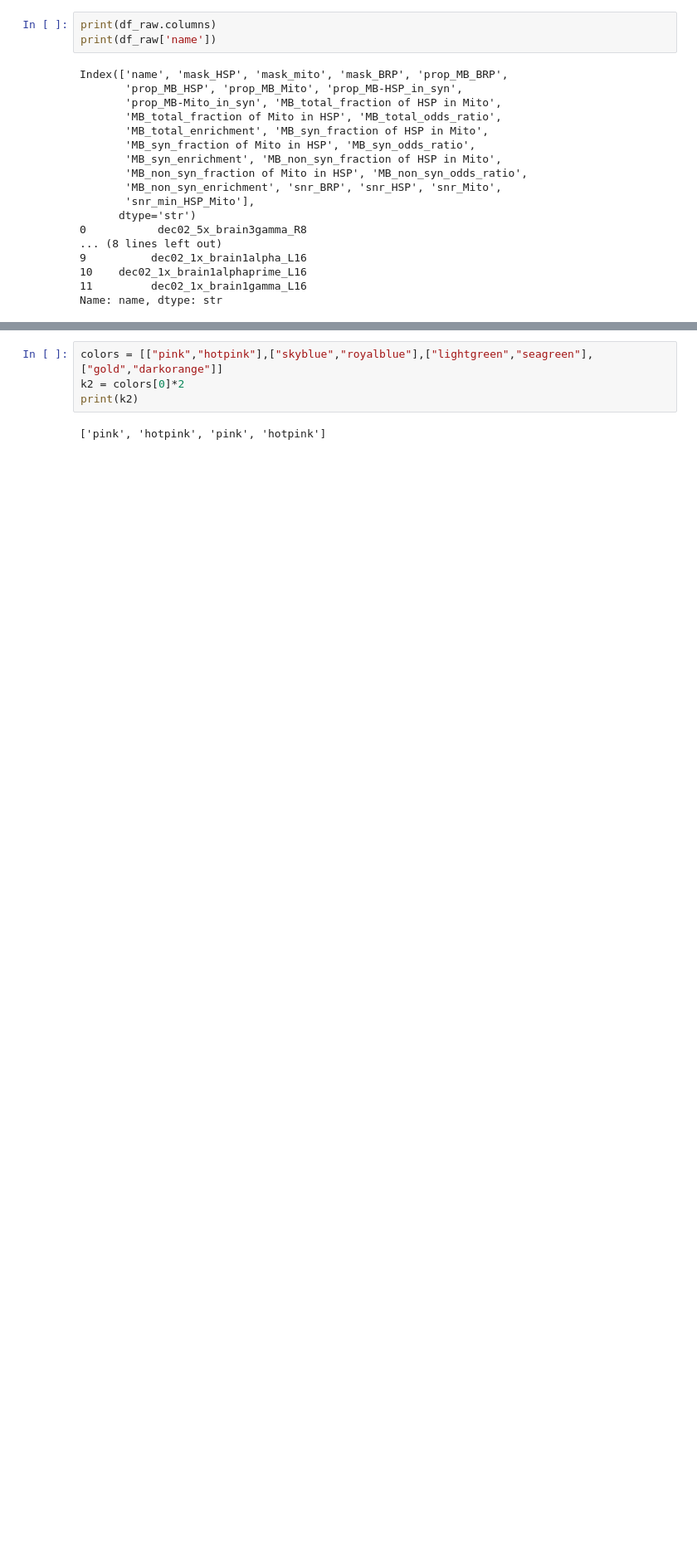
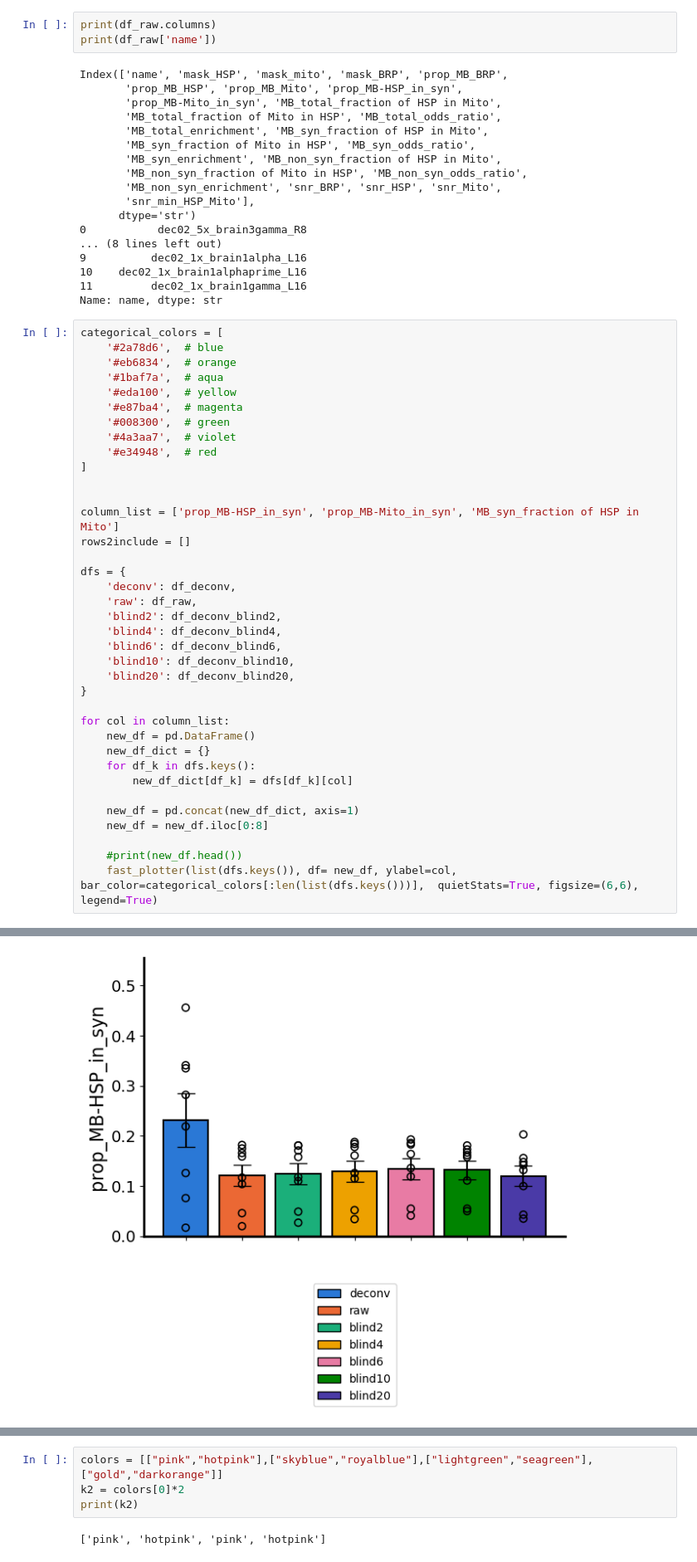
Before and after one commit to gmalagonv/confocal, a Jupyter notebook: analysis_notebooks/26_06_15_all_b.ipynb, the cells around one changed output, grey strips where cells are left out. Shown at 83% size. Drawn from its saved outputs; the diff is of its cells as text; blank space fills up the shorter version.

```diff
--- a/analysis_notebooks/26_06_15_all_b.ipynb
+++ b/analysis_notebooks/26_06_15_all_b.ipynb
@@ -712,3 +479,41 @@ Index(['name', 'mask_HSP', 'mask_mito', 'mask_BRP', 'prop_MB_BRP',
 10    dec02_1x_brain1alphaprime_L16
 11         dec02_1x_brain1gamma_L16
 Name: name, dtype: str
+# %%
+categorical_colors = [
+    '#2a78d6',  # blue
+    '#eb6834',  # orange
+    '#1baf7a',  # aqua
+    '#eda100',  # yellow
+    '#e87ba4',  # magenta
+    '#008300',  # green
+    '#4a3aa7',  # violet
+    '#e34948',  # red
+]
+
+
+column_list = ['prop_MB-HSP_in_syn', 'prop_MB-Mito_in_syn', 'MB_syn_fraction of HSP in Mito']
+rows2include = []
+
+dfs = {
+    'deconv': df_deconv,
+    'raw': df_raw,
+    'blind2': df_deconv_blind2,
+    'blind4': df_deconv_blind4,
+    'blind6': df_deconv_blind6,
+    'blind10': df_deconv_blind10,
+    'blind20': df_deconv_blind20,
+}
+
+for col in column_list:
+    new_df = pd.DataFrame()
+    new_df_dict = {}
+    for df_k in dfs.keys():
+        new_df_dict[df_k] = dfs[df_k][col]
+
+    new_df = pd.concat(new_df_dict, axis=1)
+    new_df = new_df.iloc[0:8]
+
+    #print(new_df.head())
+    fast_plotter(list(dfs.keys()), df= new_df, ylabel=col, bar_color=categorical_colors[:len(list(dfs.keys()))],  quietStats=True, figsize=(6,6), legend=True)
+# %% [output]
@@ -714,0 +527 @@ Name: name, dtype: str
+[figure, added]
```
Also changed, not shown: parts of 9 cells of this notebook, 6 other files.
